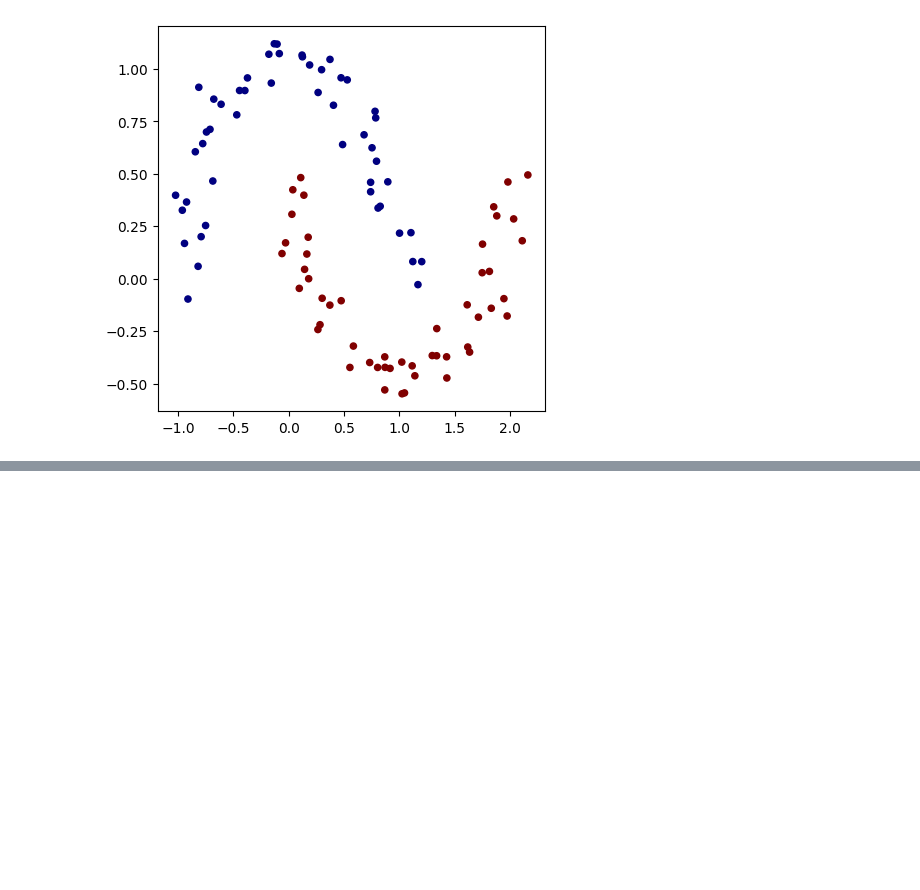
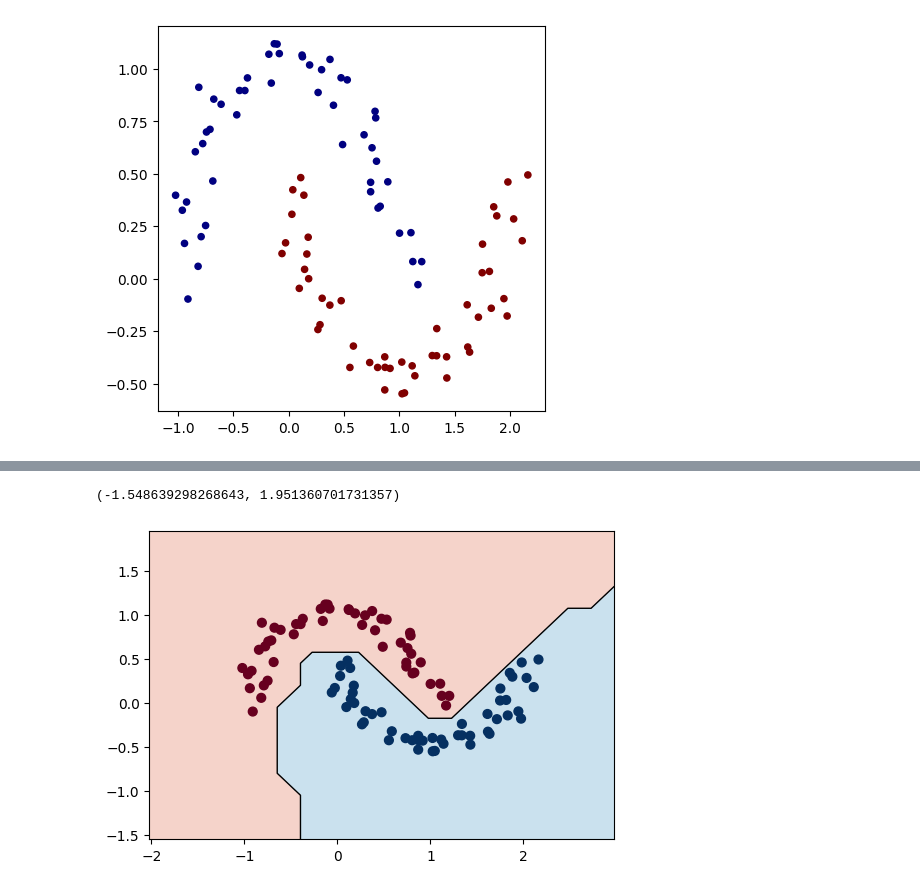
Before and after one commit to didarulilm/pocketgrad, a Jupyter notebook: demo_mlp.ipynb, the cells around one changed output, grey strips where cells are left out. Drawn from its saved outputs; the diff is of its cells as text; code cells hidden in the pictures; blank space fills up the shorter version.

Commit message:
train the classifier and visualize the decision boundary

```diff
--- a/demo_mlp.ipynb
+++ b/demo_mlp.ipynb
@@ -24,9 +26,9 @@ plt.scatter(X[:, 0], X[:, 1], c=y, s=20, cmap="jet")
 [figure]
 # %%
 # Initialize the model
-model = MLP(2, [16, 16, 1])
+model = nn.MLP(2, [16, 16, 1])
 print(model)
-print("\nNumber of parameters: ", len(model.parameters()))
+print("\nTotal trainable parameters: ", len(model.parameters()))
 # %% [output]
 MLP of [Layer of [ReLUNeuron(2), ReLUNeuron(2), ReLUNeuron(2), ReLUNeuron(2), ReLUNeuron(2), ReLUNeuron(2), ReLUNeuron(2), ReLUNeuron(2), ReLUNeuron(2), ReLUNeuron(2), ReLUNeuron(2), ReLUNeuron(2), Re ...
 
@@ -33,0 +102,21 @@ Number of parameters:  337
+# %%
+# Visualize decision boundary
+h = 0.25
+x_min, x_max = X[:, 0].min() - 1, X[:, 0].max() + 1
+y_min, y_max = X[:, 1].min() - 1, X[:, 1].max() + 1
+xx, yy = np.meshgrid(np.arange(x_min, x_max, h), np.arange(y_min, y_max, h))
+Xmesh = np.c_[xx.ravel(), yy.ravel()]
+inputs = [list(map(Scalar, row)) for row in Xmesh]
+scores = list(map(model, inputs))
+Z = np.array([s.data > 0 for s in scores])
+Z = Z.reshape(xx.shape)
+
+plt.figure(figsize=(6, 4))
+plt.contourf(xx, yy, Z, cmap="RdBu", alpha=0.35)
+plt.contour(xx, yy, Z, levels=[0.5], colors="k", linewidths=1)
+plt.scatter(X[:, 0], X[:, 1], c=y, s=40, cmap="RdBu")
+plt.xlim(xx.min(), xx.max())
+plt.ylim(yy.min(), yy.max())
+# %% [output]
+(-1.548639298268643, 1.951360701731357)
+[figure, added]
```
Also changed, not shown: parts of 7 cells of this notebook.
